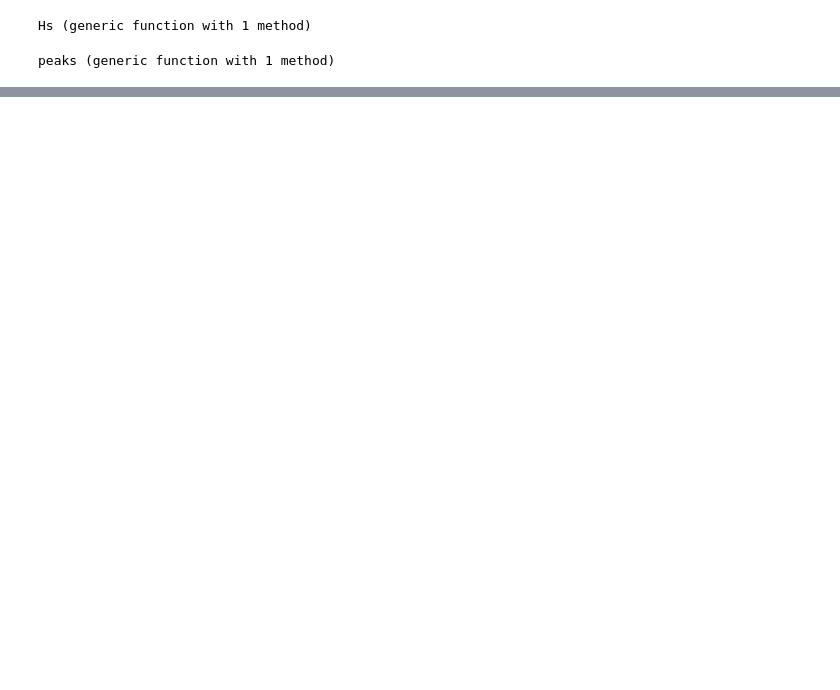
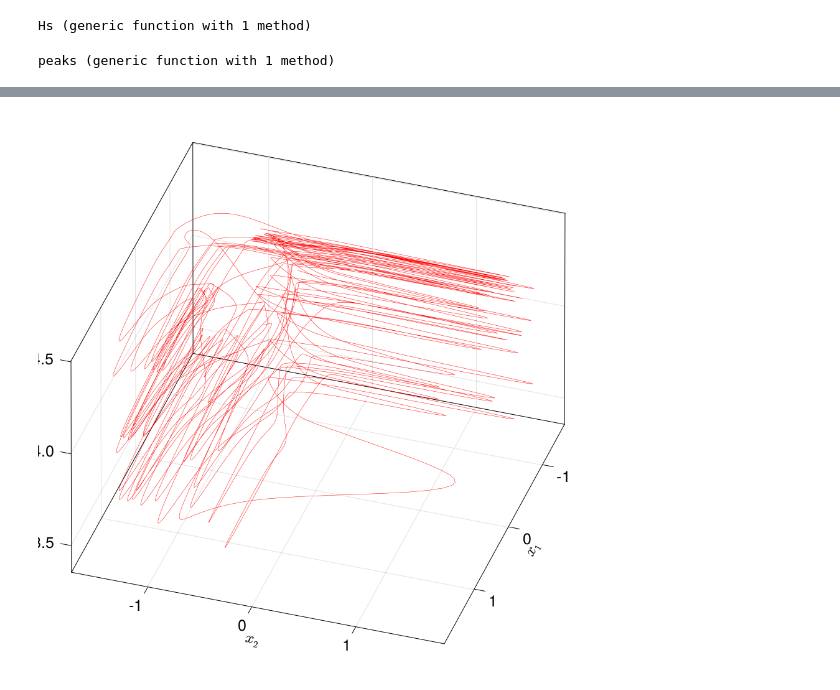
Before and after one commit to SergeyNovak777/dynamical-systems, a Jupyter notebook: Hindmarrh Rose/timeseries, projection/EE in chaos.ipynb, the cells around one changed output, grey strips where cells are left out. Saved outputs shown, nothing was run; the diff lists cells and outputs as text; code cells hidden in the pictures; blank space fills up the shorter version.

```diff
--- a/Hindmarrh Rose/timeseries, projection/EE in chaos.ipynb
+++ b/Hindmarrh Rose/timeseries, projection/EE in chaos.ipynb
@@ -119,3 +120,14 @@ f
+# %%
+f = Figure(resolution = (900, 900), fontsize = 25)
+ax = Axis3(f[1, 1], xlabel = L"x_1", ylabel = L"x_2", zlabel = L"z_1", elevation = 0.2pi, azimuth = 0.1pi)
+
+ts, tf = 20000, 35000
+
+lines!(ax, sol[1, ts:tf], sol[4, ts:tf], sol[3, ts:tf], linewidth = 0.5, color = "red")
+
+f
+# %% [output]
+[figure, added]
 # %%
 ds = ContinuousDynamicalSystem(HR, condition, p)
 # %% [output]
```
Also changed, not shown: parts of 9 cells of this notebook, 11 other files.
